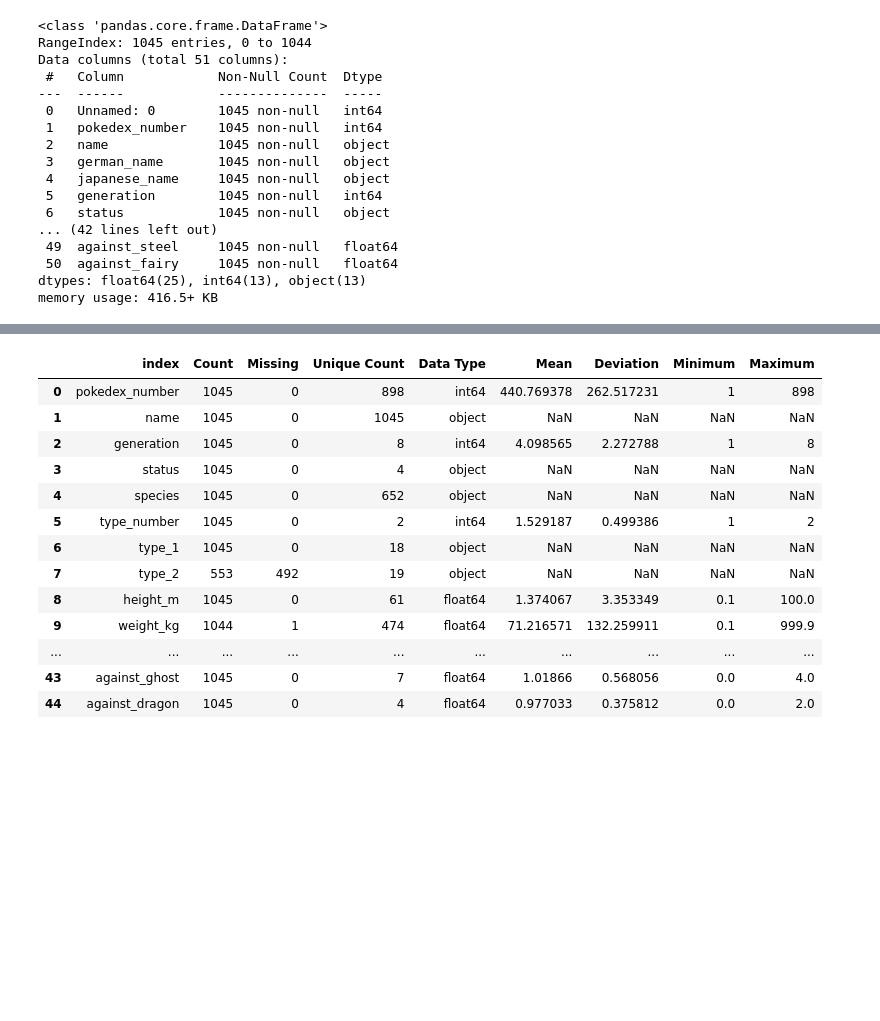
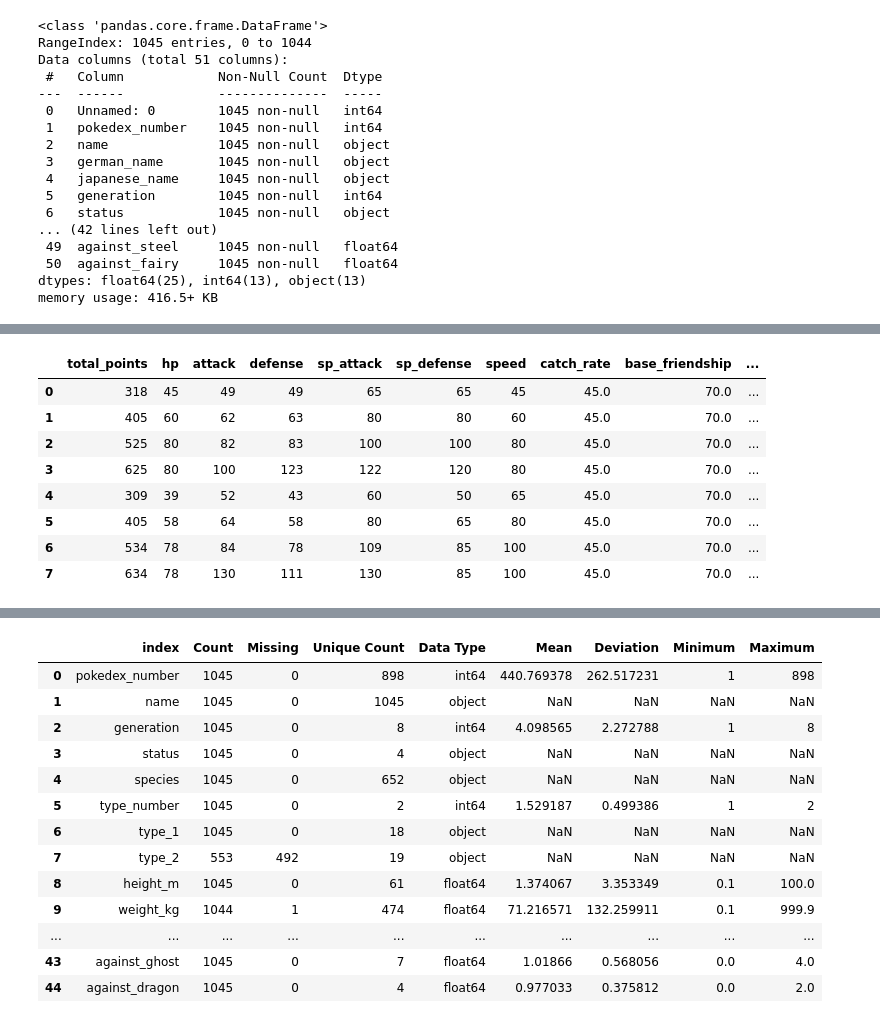
Before and after one commit to Akuson/projects, a Jupyter notebook: EDA Pokemon/Decoding Pokemon.ipynb, the cells around one changed output, grey strips where cells are left out. Cells and saved outputs as stored; diff of their text form; code cells hidden in the pictures; blank space fills up the shorter version.

```diff
--- a/EDA Pokemon/Decoding Pokemon.ipynb
+++ b/EDA Pokemon/Decoding Pokemon.ipynb
@@ -44,0 +60,13 @@ pokedex.drop(columns=pokedex.columns[[0,3,4]],inplace=True)
+# %%
+# A view of columns 14 to 29: (Pokemon Metrics, Egg Type, Base Experience)
+pokedex.iloc[0:8,14:30]
+# %% [output]
+|  | total_points | hp | attack | defense | sp_attack | sp_defense | speed | catch_rate | base_friendship | ... |
+| 0 | 318 | 45 | 49 | 49 | 65 | 65 | 45 | 45.0 | 70.0 | ... |
+| 1 | 405 | 60 | 62 | 63 | 80 | 80 | 60 | 45.0 | 70.0 | ... |
+| 2 | 525 | 80 | 82 | 83 | 100 | 100 | 80 | 45.0 | 70.0 | ... |
+| 3 | 625 | 80 | 100 | 123 | 122 | 120 | 80 | 45.0 | 70.0 | ... |
+| 4 | 309 | 39 | 52 | 43 | 60 | 50 | 65 | 45.0 | 70.0 | ... |
+| 5 | 405 | 58 | 64 | 58 | 80 | 65 | 80 | 45.0 | 70.0 | ... |
+| 6 | 534 | 78 | 84 | 78 | 109 | 85 | 100 | 45.0 | 70.0 | ... |
+| 7 | 634 | 78 | 130 | 111 | 130 | 85 | 100 | 45.0 | 70.0 | ... |
```
Also changed, not shown: parts of 10 cells of this notebook.
